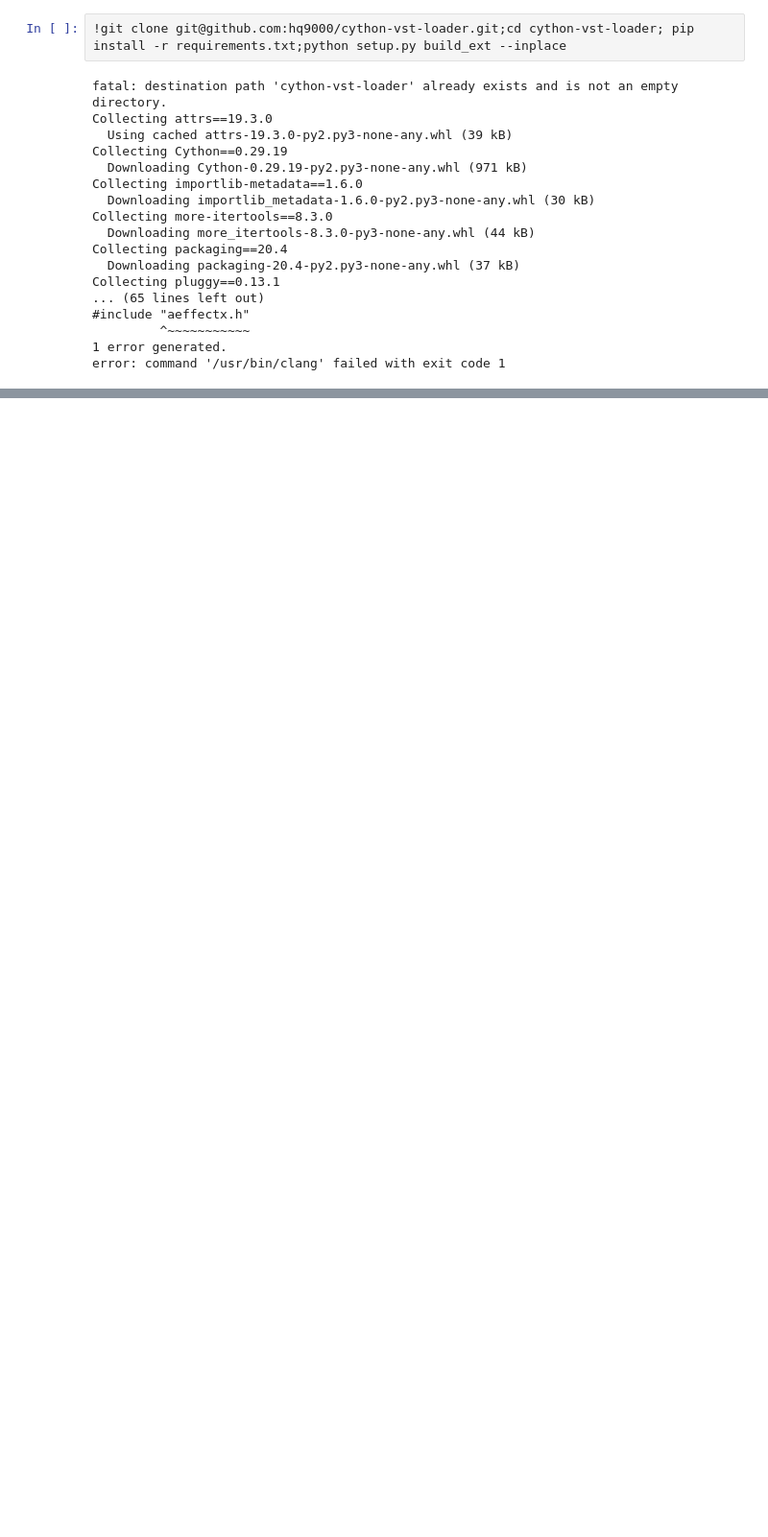
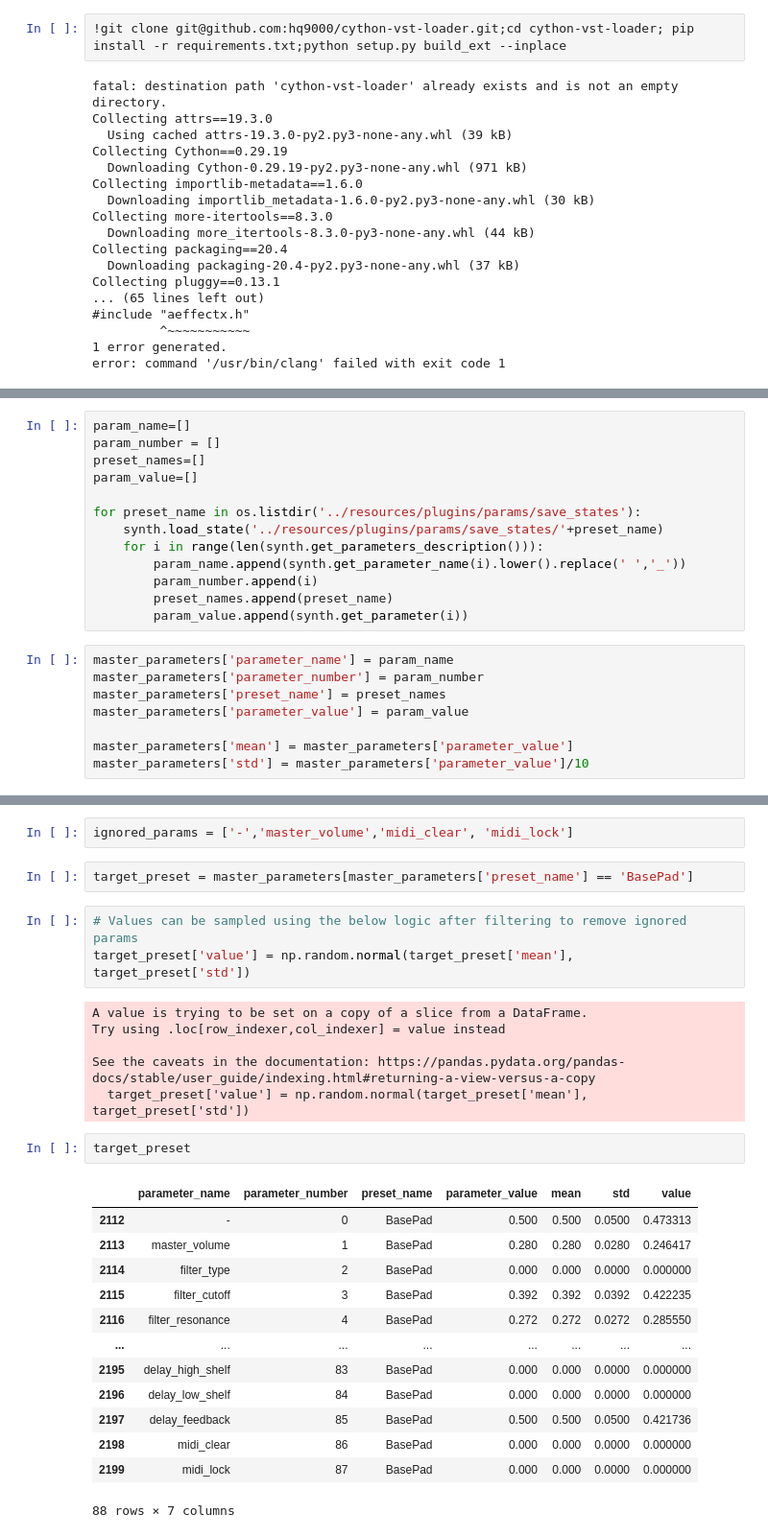
Before and after one commit to VedantKalbag/AmbientMusicSynthesis, a Jupyter notebook: src/prototyping.ipynb, the cells around one changed output, grey strips where cells are left out. Shown at 96% size. Cells and saved outputs as stored; diff of their text form; blank space fills up the shorter version.

Commit message:
Created synth pipeline

```diff
--- a/src/dataset_creation.ipynb
+++ b/src/prototyping.ipynb
@@ -191,0 +277,21 @@ error: command '/usr/bin/clang' failed with exit code 1
+# %%
+param_name=[]
+param_number = []
+preset_names=[]
+param_value=[]
+
+for preset_name in os.listdir('../resources/plugins/params/save_states'):
+    synth.load_state('../resources/plugins/params/save_states/'+preset_name)
+    for i in range(len(synth.get_parameters_description())):
+        param_name.append(synth.get_parameter_name(i).lower().replace(' ','_'))
+        param_number.append(i)
+        preset_names.append(preset_name)
+        param_value.append(synth.get_parameter(i))
+# %%
+master_parameters['parameter_name'] = param_name
+master_parameters['parameter_number'] = param_number
+master_parameters['preset_name'] = preset_names
+master_parameters['parameter_value'] = param_value
+
+master_parameters['mean'] = master_parameters['parameter_value']
+master_parameters['std'] = master_parameters['parameter_value']/10
@@ -191,0 +331,29 @@ error: command '/usr/bin/clang' failed with exit code 1
+# %%
+ignored_params = ['-','master_volume','midi_clear', 'midi_lock']
+# %%
+target_preset = master_parameters[master_parameters['preset_name'] == 'BasePad']
+# %%
+# Values can be sampled using the below logic after filtering to remove ignored params
+target_preset['value'] = np.random.normal(target_preset['mean'], target_preset['std'])
+# %% [output]
+A value is trying to be set on a copy of a slice from a DataFrame.
+Try using .loc[row_indexer,col_indexer] = value instead
+
+See the caveats in the documentation: https://pandas.pydata.org/pandas-docs/stable/user_guide/indexing.html#returning-a-view-versus-a-copy
+  target_preset['value'] = np.random.normal(target_preset['mean'], target_preset['std'])
+# %%
+target_preset
+# %% [output]
+|  | parameter_name | parameter_number | preset_name | parameter_value | mean | std | value |
+| 2112 | - | 0 | BasePad | 0.500 | 0.500 | 0.0500 | 0.473313 |
+| 2113 | master_volume | 1 | BasePad | 0.280 | 0.280 | 0.0280 | 0.246417 |
+| 2114 | filter_type | 2 | BasePad | 0.000 | 0.000 | 0.0000 | 0.000000 |
+| 2115 | filter_cutoff | 3 | BasePad | 0.392 | 0.392 | 0.0392 | 0.422235 |
+| 2116 | filter_resonance | 4 | BasePad | 0.272 | 0.272 | 0.0272 | 0.285550 |
+| ... | ... | ... | ... | ... | ... | ... | ... |
+| 2195 | delay_high_shelf | 83 | BasePad | 0.000 | 0.000 | 0.0000 | 0.000000 |
+| 2196 | delay_low_shelf | 84 | BasePad | 0.000 | 0.000 | 0.0000 | 0.000000 |
+| 2197 | delay_feedback | 85 | BasePad | 0.500 | 0.500 | 0.0500 | 0.421736 |
+| 2198 | midi_clear | 86 | BasePad | 0.000 | 0.000 | 0.0000 | 0.000000 |
+| 2199 | midi_lock | 87 | BasePad | 0.000 | 0.000 | 0.0000 | 0.000000 |
+88 rows × 7 columns
```
Also changed, not shown: parts of 20 cells of this notebook, 54 other files.
